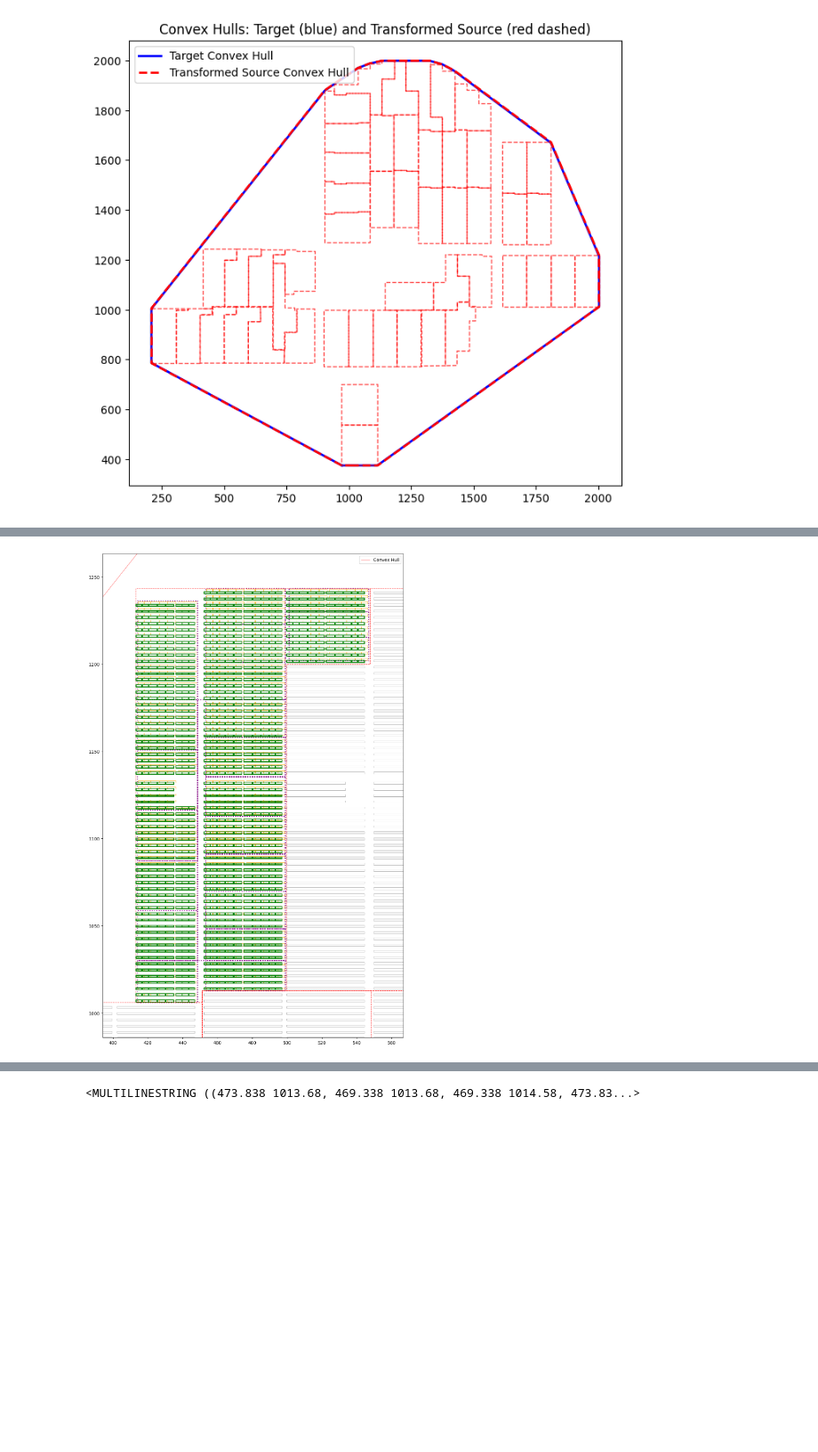
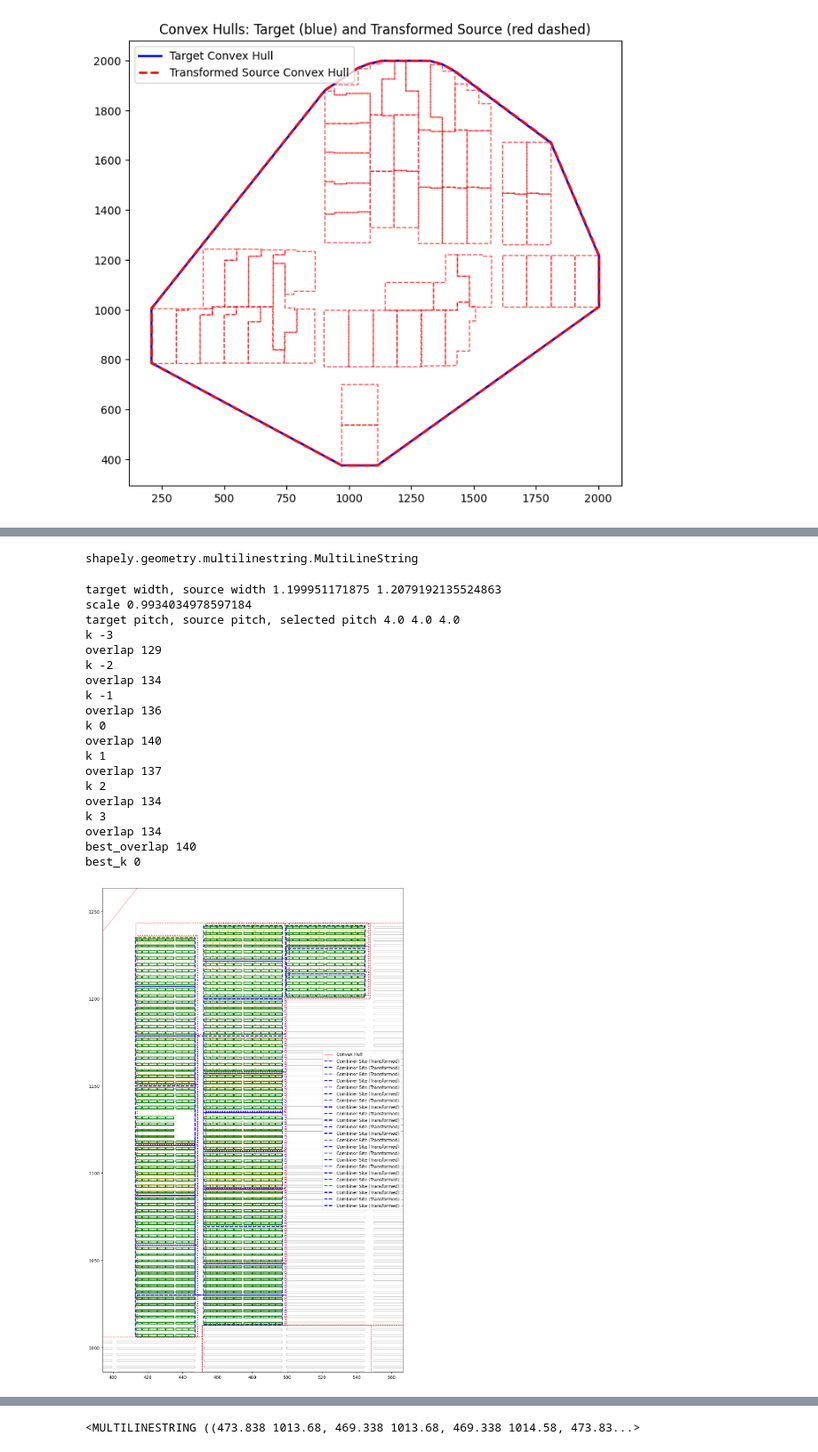
Before and after one commit to roba-cansolar/pdf-layout-extraction-dev, a Jupyter notebook: testing_notebooks/text-extraction-tests/LLM-extract/transform_path_dev.ipynb, the cells around one changed output, grey strips where cells are left out. Shown at 89% size. Cells and saved outputs as stored; diff of their text form; code cells hidden in the pictures; blank space fills up the shorter version.

```diff
--- a/testing_notebooks/text-extraction-tests/LLM-extract/transform_path_dev.ipynb
+++ b/testing_notebooks/text-extraction-tests/LLM-extract/transform_path_dev.ipynb
@@ -167,7 +167,7 @@ plt.show()
 file_path = "C:/Users/roba7/Documents/Programming projects/as-built-processing/pdf_layout_extraction_dev/docs/full_pdf/NorthStar As Built - Rev 2 2016-11-15.pdf"
 config = ExtractionConfig()
 layer_name = "key plan|BEI-BLOCK-OUTLINE"
-page_number = 14
+page_number = 15
 config.extension_length = 20
 element_type = "inverter"
 output_dir = None
@@ -181,7 +205,7 @@ with open("layout_extended_13_63_running_record.pkl", "rb") as f:
 # %%
 page_number = 14
-combiners = doc_json[14]['page_elements']['combiner_outlines']
-inverter_outline = inverter_label_poly_dict[doc_json[14]['page_label']]
+combiners = doc_json[page_number]['page_elements']['combiner_outlines']
+inverter_outline = inverter_label_poly_dict[' ' + doc_json[page_number]['page_label'].strip()]
 mls_inverter = MultiLineString([list(inverter_outline.exterior.coords)])
 
 
@@ -327,7 +351,7 @@ affine_params_inverter_to_site, transformed_source = align_multilinestrings_by_c
 
 import matplotlib.pyplot as plt
 
-fig, ax = plt.subplots(figsize=(8, 8))
+fig, ax = plt.subplots(figsize=(20, 20))
 
 # Plot convex hull of target MultiLineString (mls)
 mls_hull = mls.convex_hull
@@ -364,13 +388,13 @@ for line in combiner_poly_site.geoms:
     x, y = line.xy
     ax.plot(x, y, color='orange', linewidth=2, linestyle='-')
 
-rack_outlines = doc_json[14]['page_elements']['rack_outlines']
+rack_outlines = doc_json[page_number]['page_elements']['rack_outlines']
 rack_outlines_transformed = [affine_transform(poly, affine_params_combiner_to_site) for poly in rack_outlines]
 
 # Plot rack_outlines_transformed
 for poly in rack_outlines_transformed:
     x, y = poly.exterior.xy
-    ax.plot(x, y, color='purple', linewidth=1, linestyle='-')
+    ax.plot(x, y, color='purple', linewidth=0.2, linestyle='-')
 
 buffered = transformed_source_combiner_outlines_site.buffer(20)
 minx, miny, maxx, maxy = buffered.bounds
@@ -386,13 +442,18 @@ plt.show()
+# %%
+type(combiner_poly_site)
+# %% [output]
+shapely.geometry.multilinestring.MultiLineString
 # %%
 import matplotlib.pyplot as plt
 
 import importlib, align_racking_v2
 importlib.reload(align_racking_v2)
 
-# Convert rack_outlines_transformed (list of polygons) to MultiLineString
-rack_outlines_mls = MultiLineString([list(poly.exterior.coords) for poly in rack_outlines_transformed])
+
 
 params, out_mls, aoi = align_racking_v2.align_by_width_edge_rows(combiner_poly_site, polygons, rack_outlines_transformed, row_shift_range=3)
+
+fine_tune_affine = params['affine']
 
 fig, ax = plt.subplots(figsize=(20, 20))
 all_x = []
@@ -415,38 +476,64 @@ hull_x, hull_y = convex_hull_poly.exterior.xy
 ax.plot(hull_x, hull_y, color='red', linewidth=0.5, label='Convex Hull')
 
 # Plot combiner_poly_site (MultiLineString)
-if combiner_poly_site.geom_type == 'MultiLineString':
-    for line in combiner_poly_site.geoms:
-        x, y = line.xy
-        ax.plot(x, y, color='purple', linewidth=2, linestyle=':')
-elif combiner_poly_site.geom_type == 'LineString':
-    x, y = combiner_poly_site.xy
+for line in combiner_poly_site.geoms:
+    x, y = line.xy
     ax.plot(x, y, color='purple', linewidth=2, linestyle=':')
+
+from shapely import affinity
+
+# Apply fine_tune_affine to combiner_poly_site
+combiner_poly_site_transformed = affinity.affine_transform(combiner_poly_site, fine_tune_affine)
+
+# Plot transformed combiner_poly_site
+for line in combiner_poly_site_transformed.geoms:
+    x, y = line.xy
+    ax.plot(x, y, color='blue', linewidth=2, linestyle='--', label='Combiner Site (Transformed)')
+
 
 # Plot transformed source MultiLineString
 for line in transformed_source.geoms:
     x, y = line.xy
     ax.plot(x, y, color='red', linewidth=1, alpha=0.7, linestyle='--')
 
 # Plot out_mls
 if out_mls.geom_type == 'MultiLineString':
     for line in out_mls.geoms:
         x, y = line.xy
         ax.plot(x, y, color='green', linewidth=2, linestyle='-')
 elif out_mls.geom_type == 'LineString':
     x, y = out_mls.xy
     ax.plot(x, y, color='green', linewidth=2, linestyle='-')
 
 min_x, max_x = min(all_x), max(all_x)
 min_y, max_y = min(all_y), max(all_y)
 width = max_x - min_x
 height = max_y - min_y
 # Set xlim, ylim to combiner_poly_site bounds plus 20 buffer
 minx, miny, maxx, maxy = combiner_poly_site.bounds
 ax.set_xlim(minx - 20, maxx + 20)
 ax.set_ylim(miny - 20, maxy + 20)
 ax.set_aspect('equal')
 ax.legend()
 plt.show()
 # %% [output]
+target width, source width 1.199951171875 1.2079192135524863
+scale 0.9934034978597184
+target pitch, source pitch, selected pitch 4.0 4.0 4.0
+k -3
+overlap 129
+k -2
+overlap 134
+k -1
+overlap 136
+k 0
+overlap 140
+k 1
+overlap 137
+k 2
+overlap 134
+k 3
+overlap 134
+best_overlap 140
+best_k 0
-[figure, old version]
+[figure, new version]
```
Also changed, not shown: parts of 10 cells of this notebook, 55 other files.
